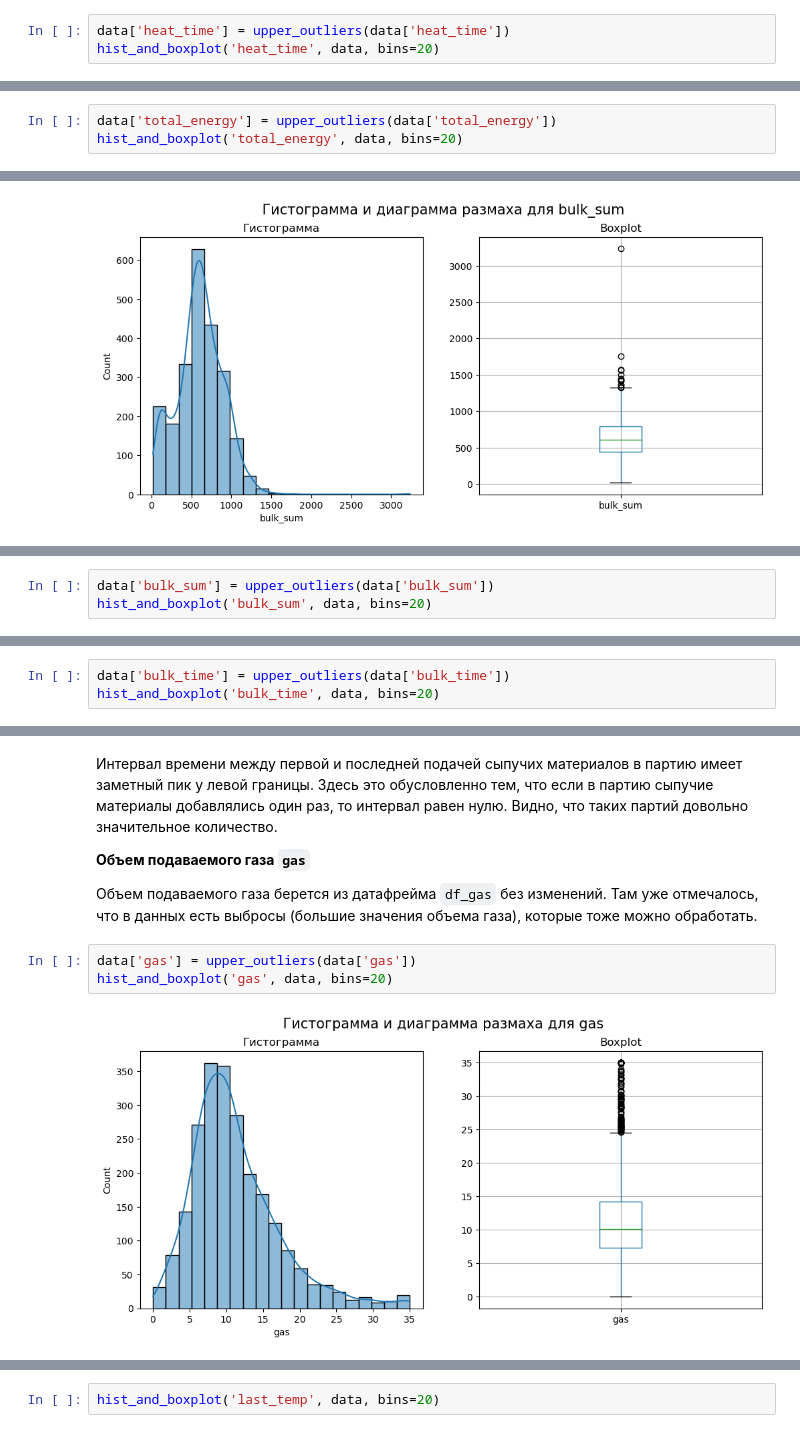
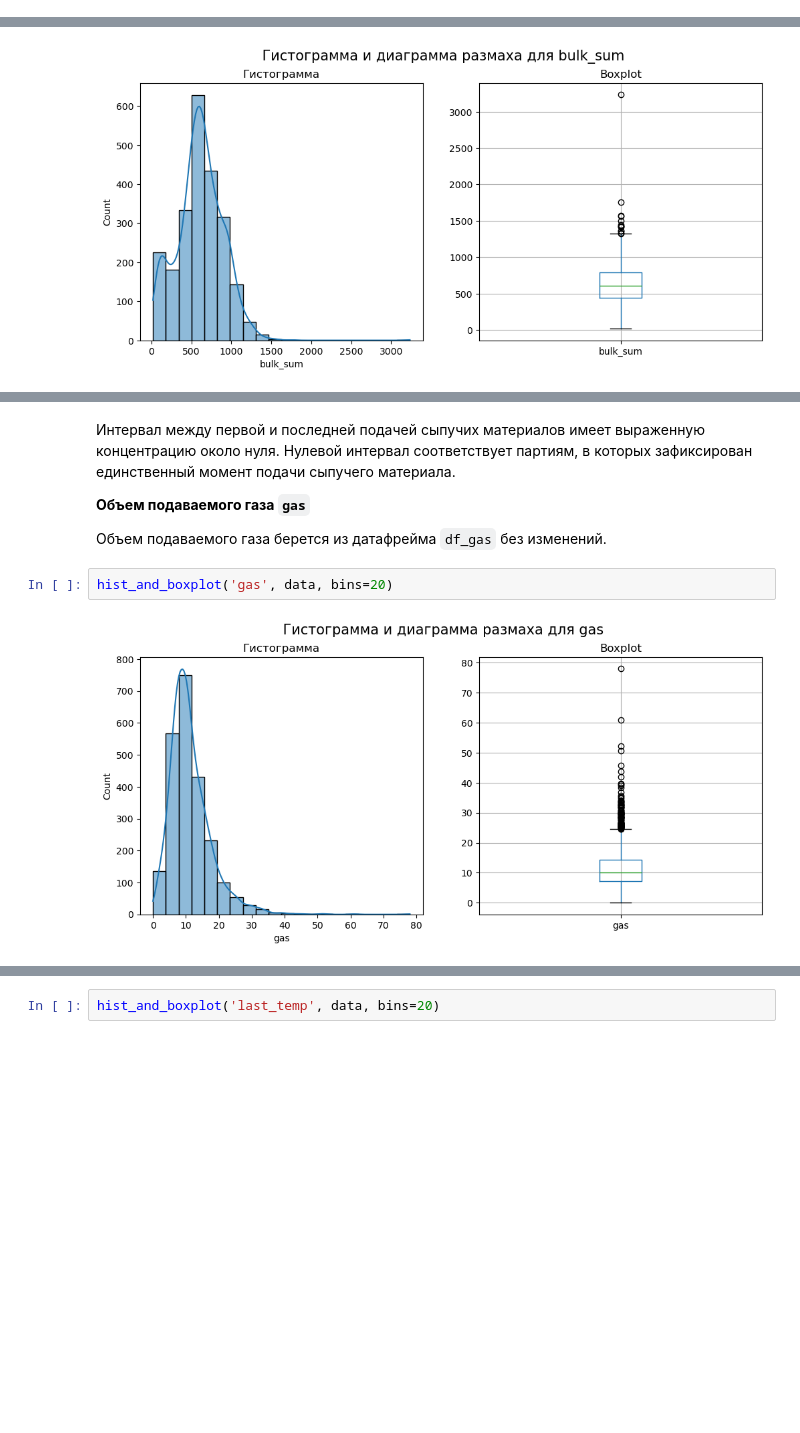
Before and after one commit to Indzhira/SteelTempForecast, a Jupyter notebook: SteelTempForecast.ipynb, the cells around one changed output, grey strips where cells are left out. Drawn from its saved outputs; the diff is of its cells as text; blank space fills up the shorter version.

```diff
--- a/SteelTempForecast.ipynb
+++ b/SteelTempForecast.ipynb
@@ -1368,3 +1424,0 @@ def upper_outliers(s):
-# %%
-data['heat_time'] = upper_outliers(data['heat_time'])
-hist_and_boxplot('heat_time', data, bins=20)
@@ -1399,3 +1448,0 @@ hist_and_boxplot('total_energy', data, bins=20)
-# %%
-data['total_energy'] = upper_outliers(data['total_energy'])
-hist_and_boxplot('total_energy', data, bins=20)
@@ -1414,3 +1452,0 @@ hist_and_boxplot('bulk_sum', data, bins=20)
-# %%
-data['bulk_sum'] = upper_outliers(data['bulk_sum'])
-hist_and_boxplot('bulk_sum', data, bins=20)
@@ -1429,3 +1460,0 @@ hist_and_boxplot('bulk_time', data, bins=20)
-# %%
-data['bulk_time'] = upper_outliers(data['bulk_time'])
-hist_and_boxplot('bulk_time', data, bins=20)
@@ -1434,12 +1461,11 @@ hist_and_boxplot('bulk_time', data, bins=20)
 # %% [markdown]
-Интервал времени между первой и последней подачей сыпучих материалов в партию имеет заметный пик у левой границы. Здесь это обусловленно тем, что если в партию сыпучие материалы добавлялись один раз, то интервал равен нулю. Видно, что таких партий довольно значительное количество.
+Интервал между первой и последней подачей сыпучих материалов имеет выраженную концентрацию около нуля. Нулевой интервал соответствует партиям, в которых зафиксирован единственный момент подачи сыпучего материала.
 
 **Объем подаваемого газа `gas`**
 
-Объем подаваемого газа берется из датафрейма `df_gas` без изменений. Там уже отмечалось, что в данных есть выбросы (большие значения объема газа), которые тоже можно обработать.
+Объем подаваемого газа берется из датафрейма `df_gas` без изменений.
 # %%
-data['gas'] = upper_outliers(data['gas'])
 hist_and_boxplot('gas', data, bins=20)
 # %% [output]
-[figure, old version]
+[figure, new version]
 # %% [markdown]
```
Also changed, not shown: parts of 131 cells of this notebook, 1 other file.
